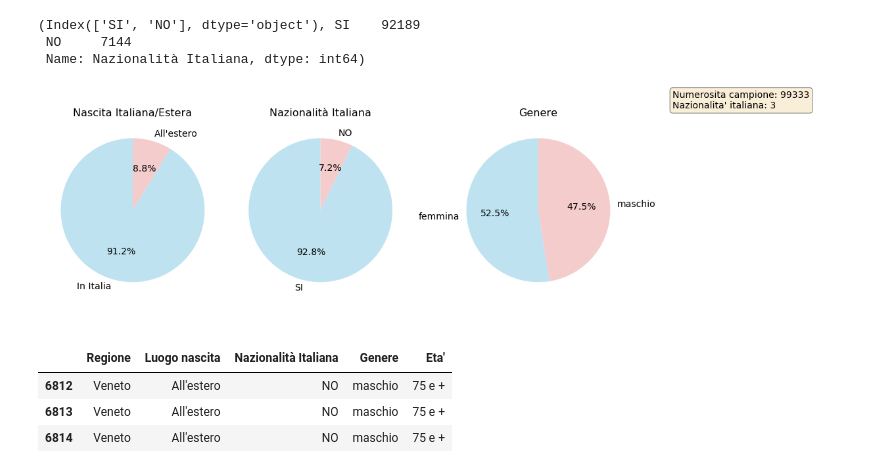
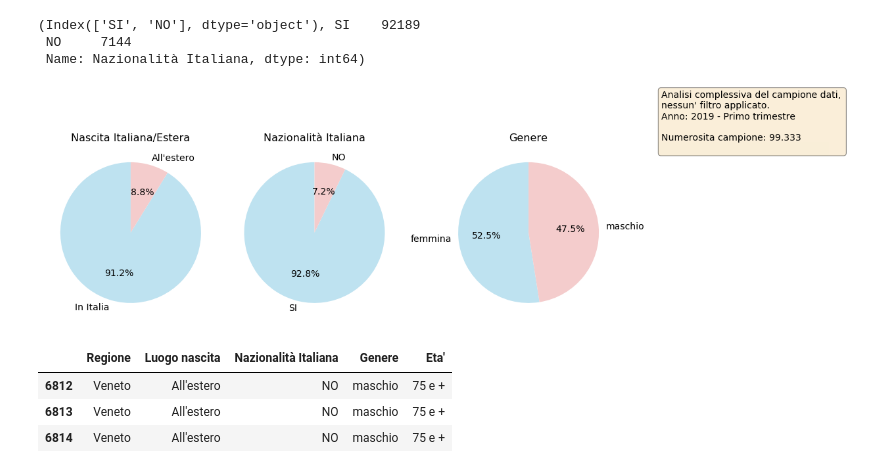
Before and after one commit to p-giovanni/ForzaLavoro, a Jupyter notebook: notebook/ForzaLavoro.ipynb, the cells around one changed output. Cells and saved outputs as stored; diff of their text form; code cells hidden in the pictures.

```diff
--- a/notebook/ForzaLavoro.ipynb
+++ b/notebook/ForzaLavoro.ipynb
@@ -29,6 +33,10 @@ def set_axes_common_properties(axe, no_grid=False):
         print("Errore - {e}".format(e=str(ex)))
 
     return rv
+
+quarter_decode = {"codice":[1 ,2 ,3 ,4], "Trimestre": ["Primo trimestre" ,"Secondo trimestre" ,"Terzo trimestre" ,"Quarto trimestre"]}
+quarter_decode = pd.DataFrame.from_records(quarter_decode, columns=['codice','Trimestre'])
+quarter_decode.set_index('codice', inplace=True)
 
 genere_persona = { "codice": [1, 2, 0], "Genere": ["maschio", "femmina", "non dato"] }
 genere_persona = pd.DataFrame.from_records(genere_persona, columns=['codice','Genere'])
@@ -64,6 +72,13 @@ dtype_dict = {
     'ETAM': 'object'
 }
 df = pd.read_csv(data_file, sep='\t', lineterminator='\n',low_memory=False, dtype=dtype_dict)
+
+# Some common varibles.
+year = df['ANNO'].value_counts().index[0]
+quarter = df['TRIM'].value_counts().index[0]
+quarter_name = quarter_decode.loc[1]['Trimestre']
+file_prefix = "{y}-{q}-".format(y=year,q=quarter)
+
 (df.shape) #, df.dtypes)
 # %% [output]
 (99333, 343)
@@ -126,37 +134,42 @@ ch1 = ax[0].pie(it_est_cnt.values,
           textprops={'fontsize': 14})
 
 ax[1].set_title("Nazionalità Italiana", fontsize=16)
 ch2 = ax[1].pie(nationality.values,
           labels=nationality.index,
           shadow=False,
           colors=colors,
           startangle=90,
           autopct='%1.1f%%',
           textprops={'fontsize': 14})
 
 ax[2].set_title("Genere", fontsize=16)
 ch2 = ax[2].pie(gender.values,
           labels=gender.index,
           shadow=False,
           colors=colors,
           startangle=90,
           autopct='%1.1f%%',
           textprops={'fontsize': 14})
 
-text = """Numerosita campione: {n}
-Nazionalita' italiana: {ni}""".format(n=df.shape[0],ni=3)
+sample_num = f'{df.shape[0]:n}'.format()
+text = """Analisi complessiva del campione dati,
+nessun' filtro applicato.
+Anno: {y} - {q}
+
+Numerosita campione: {n}
+""".format(y=year,q=quarter_name,n=sample_num)
 
 props = dict(boxstyle='round', facecolor='wheat', alpha=0.5)
 ax[3].text(0.05, 0.95, text, fontsize=14, bbox=props)
 set_axes_common_properties(ax[3], True)
 ax[3].get_xaxis().set_ticks([])
 ax[3].get_yaxis().set_ticks([])
 #, transform=ax[3].transAxes, fontsize=14,
 #           verticalalignment='top', bbox=props, ma='left')
 
-plt.savefig(os.path.join(images_path,"forza_lavoro_nazionalita.png"))
+plt.savefig(os.path.join(images_path,"{prefix}forza_lavoro_composizione.png".format(prefix=file_prefix)))
 # %% [output]
-[figure, old version]
+[figure, new version]
 # %%
 esteri_mask = df_red['Nazionalità Italiana'] != 'SI'
 df_red[esteri_mask].head(3)
```
Also changed, not shown: parts of 3 cells of this notebook, 4 other files.
